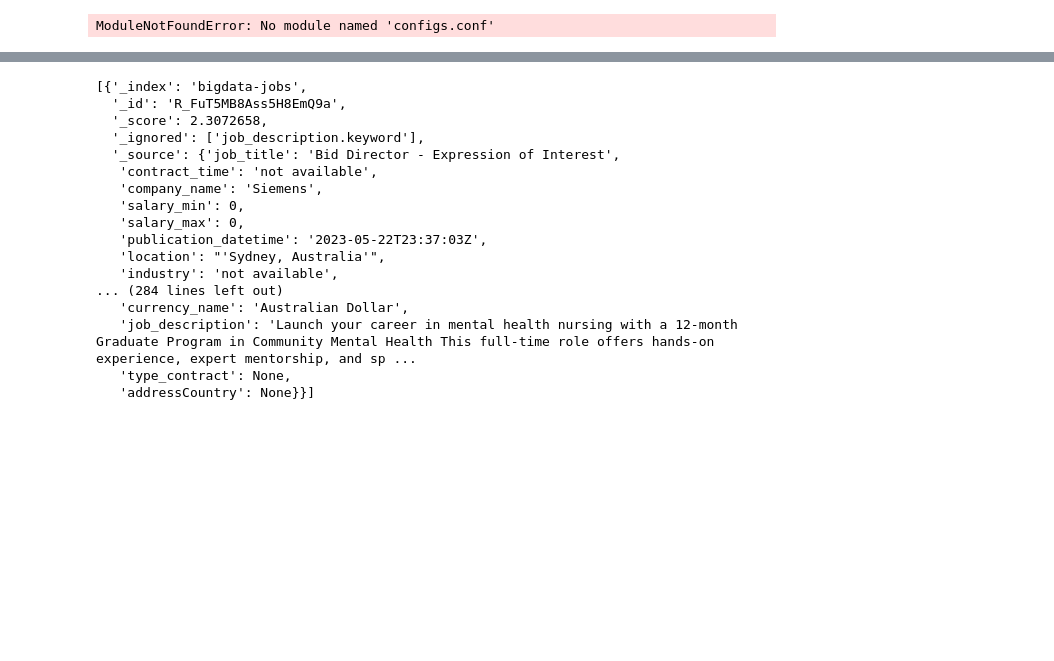
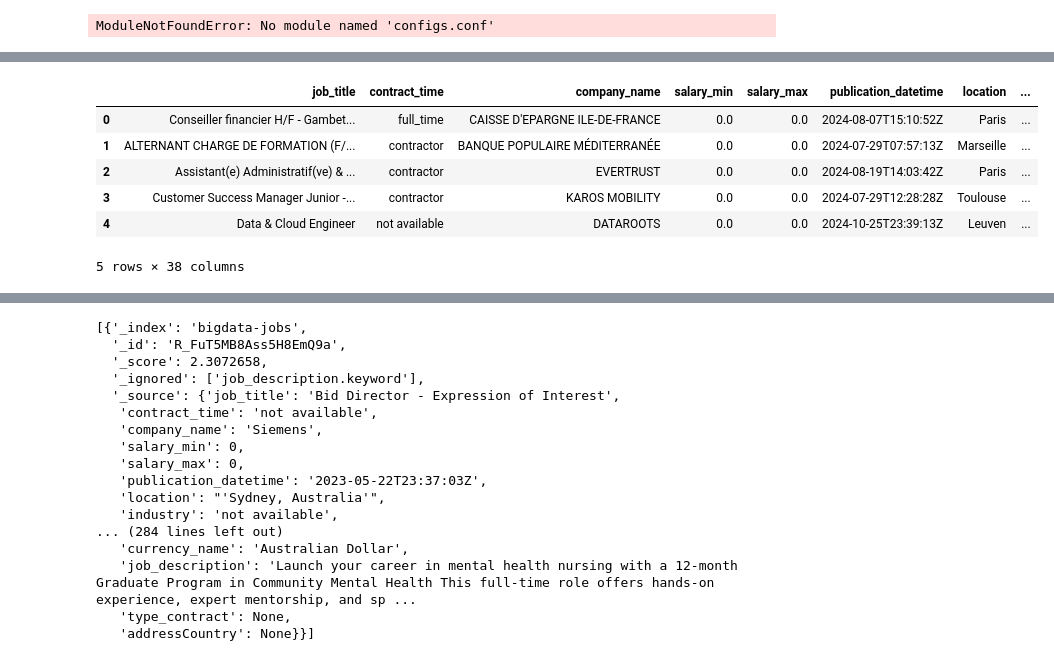
Before and after one commit to sodagt/JobMarket, a Jupyter notebook: processing/test_process.ipynb, the cells around one changed output, grey strips where cells are left out. Drawn from its saved outputs; the diff is of its cells as text; code cells hidden in the pictures; blank space fills up the shorter version.

```diff
--- a/processing/test_process.ipynb
+++ b/processing/test_process.ipynb
@@ -111,0 +22,32 @@ jobs_full.head()
+# %%
+
+import json
+import pprint
+
+#print(len(final_jobs))
+#final_jobs.describe
+#160188 jobs
+#1890 companies
+#final_jobs.head()
+
+#print(final_jobs.columns.tolist())
+
+jobs_full = pd.read_pickle('../outputs/final/jobs.pkl')
+jobs_full.head()
+
+#['job_title', 'contract_time', 'company_name', 'salary_min', 'salary_max', 'publication_datetime', 'location', 'industry', 'offer_link', 'source', 'levels', 'category', 'contents', 'publication_time', 'publication_date', 'contract_type', 'country', 'state', 'city', 'postcode', 'latitude', 'longitude', 'currency_name', 'job_description', 'type_contract', 'addressCountry']
+
+
+
+#jobs_json = json.dumps(json.loads(jobs_full.to_json(orient="records")))
+#json_data = jobs_full.to_json(orient='records')
+
+#pprint.pprint(json_data, compact=True)
+# %% [output]
+|  | job_title | contract_time | company_name | salary_min | salary_max | publication_datetime | location | ... |
+| 0 | Conseiller financier H/F - Gambet... | full_time | CAISSE D'EPARGNE ILE-DE-FRANCE | 0.0 | 0.0 | 2024-08-07T15:10:52Z | Paris | ... |
+| 1 | ALTERNANT CHARGE DE FORMATION (F/... | contractor | BANQUE POPULAIRE MÉDITERRANÉE | 0.0 | 0.0 | 2024-07-29T07:57:13Z | Marseille | ... |
+| 2 | Assistant(e) Administratif(ve) & ... | contractor | EVERTRUST | 0.0 | 0.0 | 2024-08-19T14:03:42Z | Paris | ... |
+| 3 | Customer Success Manager Junior -... | contractor | KAROS MOBILITY | 0.0 | 0.0 | 2024-07-29T12:28:28Z | Toulouse | ... |
+| 4 | Data & Cloud Engineer | not available | DATAROOTS | 0.0 | 0.0 | 2024-10-25T23:39:13Z | Leuven | ... |
+5 rows × 38 columns
```
Also changed, not shown: parts of 7 cells of this notebook, 3 other files.
